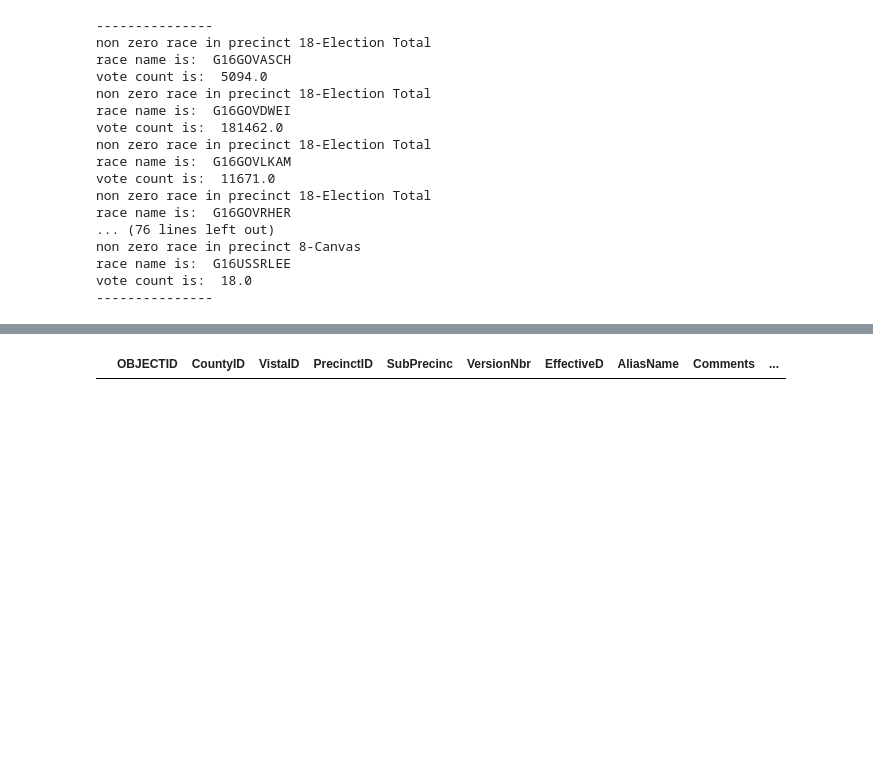
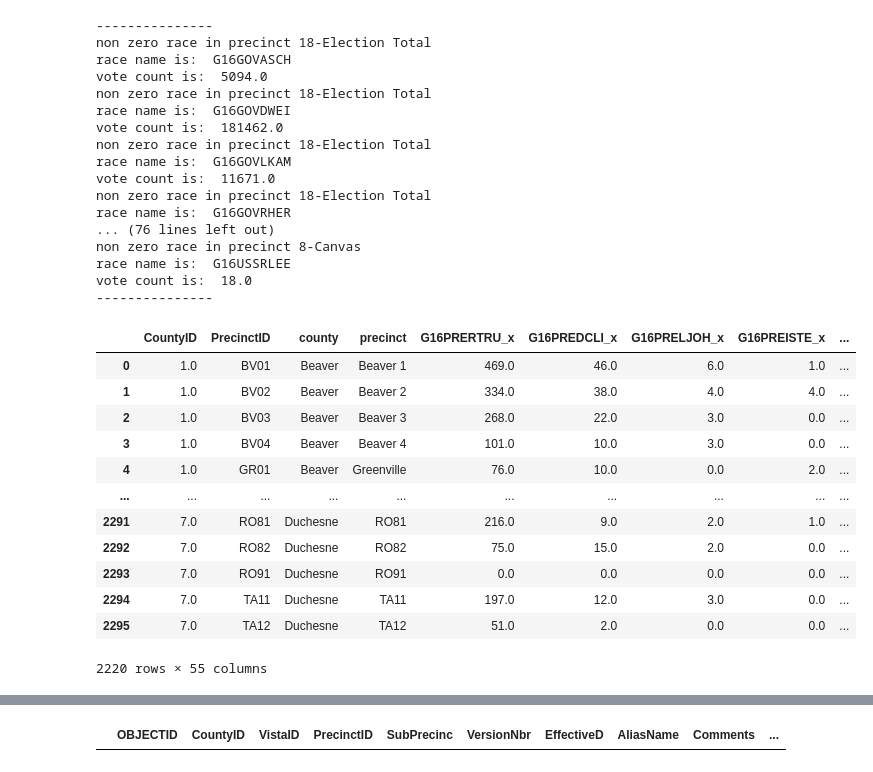
Before and after one commit to nonpartisan-redistricting-datahub/pdv-ut, a Jupyter notebook: vest-ut-2016/validation.ipynb, the cells around one changed output, grey strips where cells are left out. Saved outputs shown, nothing was run; the diff lists cells and outputs as text; code cells hidden in the pictures; blank space fills up the shorter version.

```diff
--- a/vest-ut-2016/validation.ipynb
+++ b/vest-ut-2016/validation.ipynb
@@ -660,5 +662,5 @@ display(county7[county7['CandidateID'] == 'G16AUDRDOU'])
 # %%
-pivoted_df = pd.pivot_table(cand_office_df,values=["votes"],index=["mergeid"],columns=["CandidateID"],aggfunc=sum)
+pivoted_df = pd.pivot_table(dropped_df,values=["votes"],index=["mergeid"],columns=["CandidateID"],aggfunc='sum')
 pivoted_df=pivoted_df.fillna(0)
 pivoted_df.reset_index(drop=False,inplace=True)
 pivoted_df.columns = pivoted_df.columns.droplevel(0)
@@ -673,8 +675,6 @@ pivoted_df.columns = [
     'G16USSRLEE']
 
 display(pivoted_df)
-
-display(pivoted_df[pivoted_df['joinid'] == '7-AL11'])
 # %% [output]
 |  | joinid | G16ATGAISB | G16ATGDHAR | G16ATGLMCC | G16ATGRREY | G16AUDAGRE | G16AUDDMIT | G16AUDRDOU | ... |
 | 0 | 1-Beaver 1 | 17.0 | 48.0 | 18.0 | 507.0 | 27.0 | 69.0 | 481.0 | ... |
@@ -797,6 +795,22 @@ non zero race in precinct 8-Canvas
 race name is:  G16USSRLEE
 vote count is:  18.0
 ---------------
+# %%
+display(merged)
+# %% [output]
+|  | CountyID | PrecinctID | county | precinct | G16PRERTRU_x | G16PREDCLI_x | G16PRELJOH_x | G16PREISTE_x | ... |
+| 0 | 1.0 | BV01 | Beaver | Beaver 1 | 469.0 | 46.0 | 6.0 | 1.0 | ... |
+| 1 | 1.0 | BV02 | Beaver | Beaver 2 | 334.0 | 38.0 | 4.0 | 4.0 | ... |
+| 2 | 1.0 | BV03 | Beaver | Beaver 3 | 268.0 | 22.0 | 3.0 | 0.0 | ... |
+| 3 | 1.0 | BV04 | Beaver | Beaver 4 | 101.0 | 10.0 | 3.0 | 0.0 | ... |
+| 4 | 1.0 | GR01 | Beaver | Greenville | 76.0 | 10.0 | 0.0 | 2.0 | ... |
+| ... | ... | ... | ... | ... | ... | ... | ... | ... | ... |
+| 2291 | 7.0 | RO81 | Duchesne | RO81 | 216.0 | 9.0 | 2.0 | 1.0 | ... |
+| 2292 | 7.0 | RO82 | Duchesne | RO82 | 75.0 | 15.0 | 2.0 | 0.0 | ... |
+| 2293 | 7.0 | RO91 | Duchesne | RO91 | 0.0 | 0.0 | 0.0 | 0.0 | ... |
+| 2294 | 7.0 | TA11 | Duchesne | TA11 | 197.0 | 12.0 | 3.0 | 0.0 | ... |
+| 2295 | 7.0 | TA12 | Duchesne | TA12 | 51.0 | 2.0 | 0.0 | 0.0 | ... |
+2220 rows × 55 columns
 # %%
 votes_df = merged
 county_nums = list(range(1,30))
```
Also changed, not shown: parts of 10 cells of this notebook, 3 other files.
